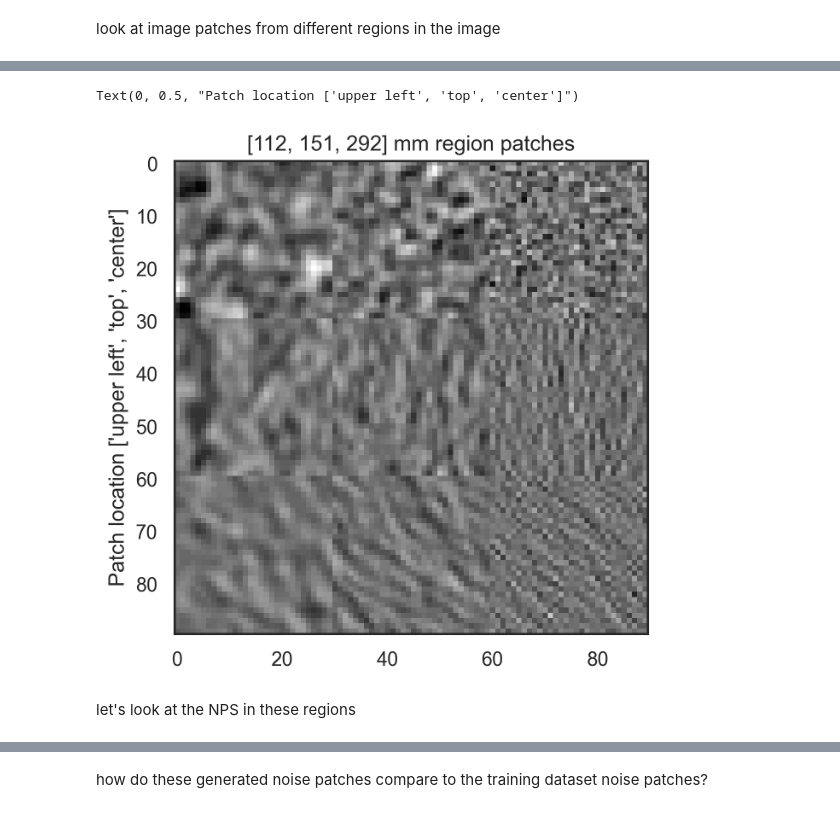
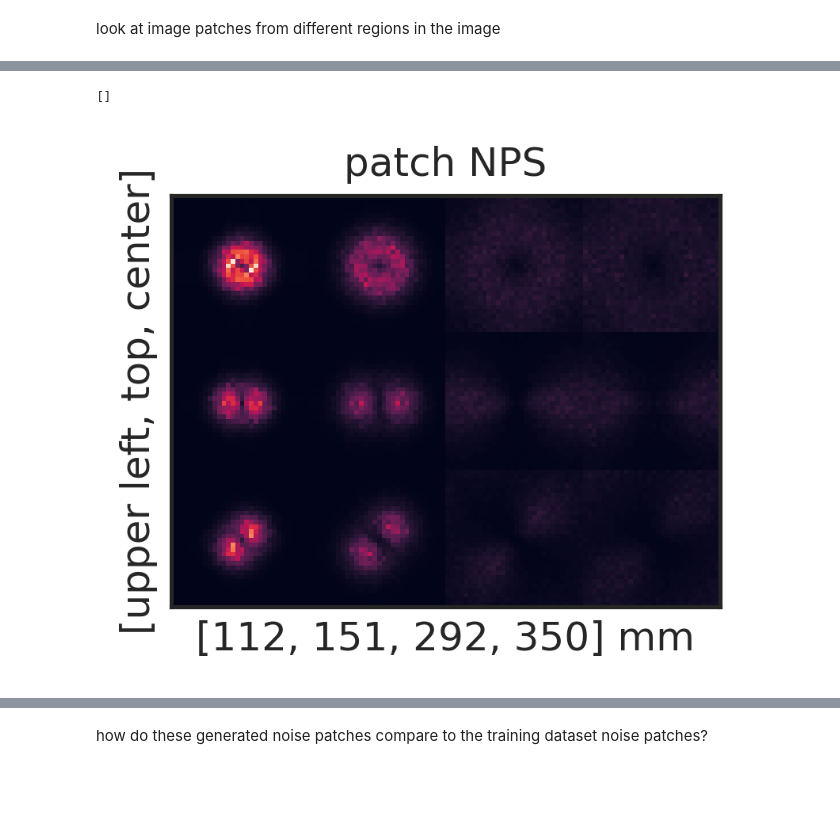
Before and after one commit to brandonjnelsonFDA/pediatric-CT-noise-texture-augmentation, a Jupyter notebook: notebooks/make_noise_patches.ipynb, the cells around one changed output, grey strips where cells are left out. Cells and saved outputs as stored; diff of their text form; code cells hidden in the pictures; blank space fills up the shorter version.

```diff
--- a/notebooks/make_noise_patches.ipynb
+++ b/notebooks/make_noise_patches.ipynb
@@ -24,0 +15,6 @@ files
+# %%
+from make_noise_patches import prep_patches
+
+
+datadir = Path('/gpfs_projects/brandon.nelson/PediatricCTSizeDataAugmentation/CCT189_peds/CCT189_peds_fbp/')
+noise_patch_dict = prep_patches(datadir)
@@ -69,5 +59,5 @@ Text(0.5, 1.0, '[112, 151, 292] mm whole noise images')
 # %%
-diams = [112, 151, 292]
+diams = [112, 151, 292, 350]
 nps_images = [compute_nps(noise_image_dict[f'diameter{x}mm']) for x in diams]
 # %%
 plt.subplots(1,1, dpi=300)
@@ -88,2 +71,26 @@ corner_patches = [get_corner_patches(noise_image_dict[f'diameter{x}mm']) for x i
 # %% [markdown]
  look at image patches from different regions in the image
+# %%
+from make_noise_patches import make_noise_image_dict
+
+def get_square_patch(img, center, patch_width=30):
+    if img.ndim == 2: img = img[None, :, :]
+    return img[:, center[0]-patch_width//2:center[0]+patch_width//2, center[1]-patch_width//2:center[1]+patch_width//2]
+
+def get_patches(img, centers, patch_size=30):
+    return {center: get_square_patch(img, center, patch_width=patch_size) for center in centers}
+
+
+centers = [(256, 256), (50, 256), (110, 110)]
+noise_image_dict = make_noise_image_dict(datadir)
+corner_patches = [get_patches(noise_image_dict[f'diameter{x}mm'], centers=centers) for x in diams]
+
+corners= list(corner_patches[0].keys())
+f, axs = plt.subplots(1,1, dpi=300, figsize=(3,2.25))
+region_patches = np.concatenate([np.concatenate([p[c][0] for p in corner_patches], axis=1) for c in corners])
+axs.imshow(region_patches, cmap='gray')
+axs.set_title('patch images')
+axs.set_xlabel(f'{diams} mm')
+axs.set_ylabel(f'[upper left, top, center]')
+axs.set_xticks([])
+axs.set_yticks([])
@@ -90,12 +100,11 @@ corner_patches = [get_corner_patches(noise_image_dict[f'diameter{x}mm']) for x i
 # %%
-corners= list(corner_patches[0].keys())
-plt.subplots(1,1, dpi=300)
-region_patches = np.concatenate([np.concatenate([p[c][0] for p in corner_patches], axis=1) for c in corners])
-plt.imshow(region_patches, cmap='gray')
-plt.title(f'{diams} mm region patches')
-plt.ylabel(f'Patch location {corners[::-1]}')
+f, axs = plt.subplots(1,1, dpi=300, figsize=(3,2.25))
+axs.imshow(np.concatenate([np.concatenate([compute_nps(p[c]) for p in corner_patches], axis=1) for c in corners]))
+axs.set_title('patch NPS')
+axs.set_xlabel(f'{diams} mm')
+axs.set_ylabel(f'[upper left, top, center]')
+axs.set_xticks([])
+axs.set_yticks([])
 # %% [output]
-Text(0, 0.5, "Patch location ['upper left', 'top', 'center']")
+[]
-[figure, old version]
+[figure, new version]
-# %% [markdown]
- let's look at the NPS in these regions
```
Also changed, not shown: parts of 24 cells of this notebook, 4 other files.
